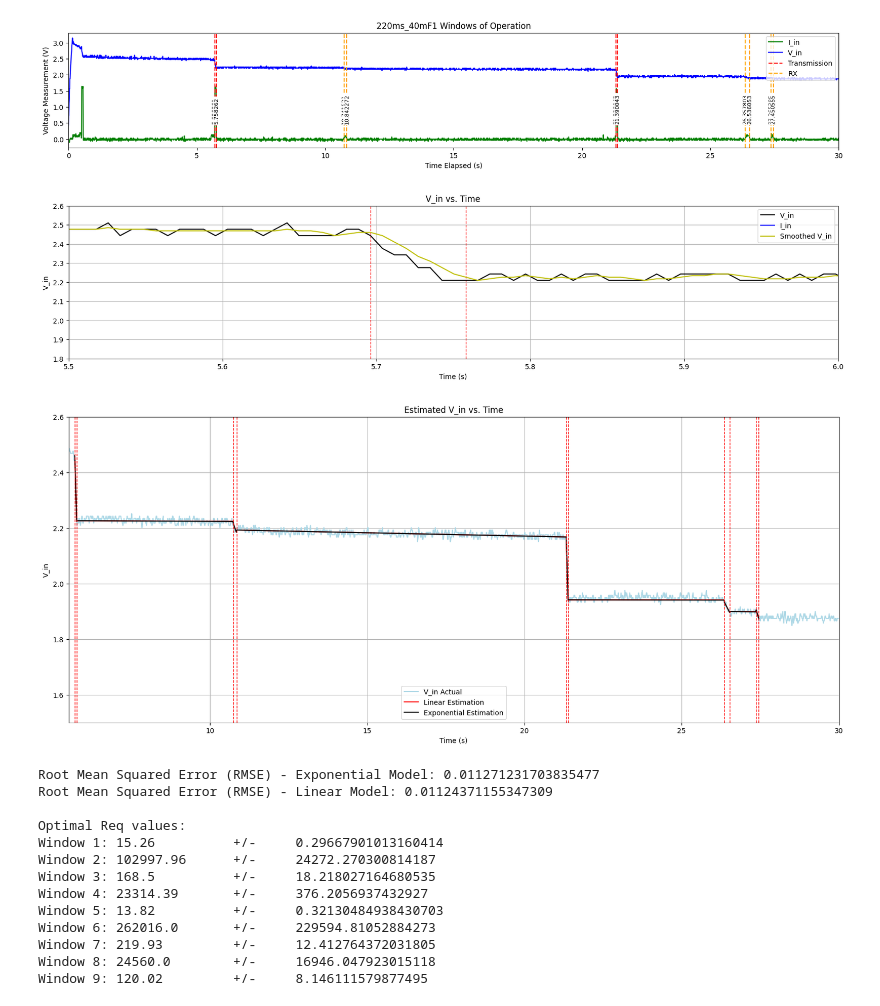
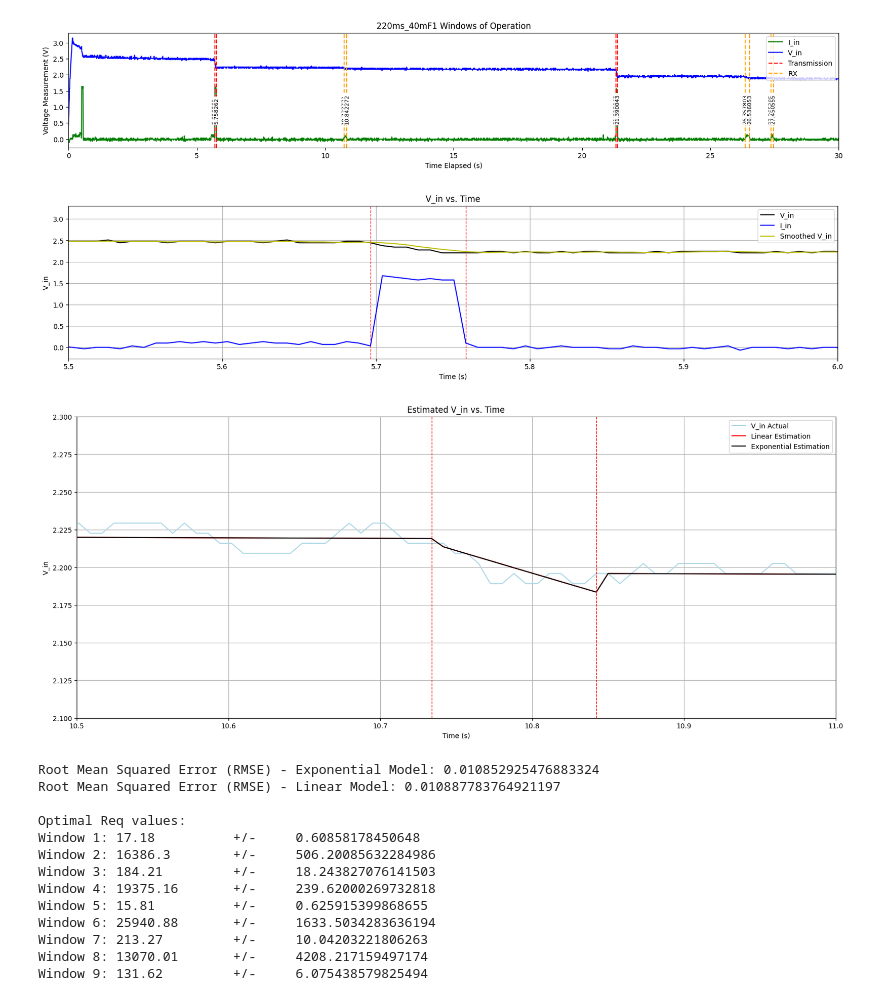
Before and after one commit to caspar/LoRa-Batteryless, a Jupyter notebook: 4-5 _ Cap_After_Vreg/viz.ipynb, the cells around one changed output. Cells and saved outputs as stored; diff of their text form; code cells hidden in the pictures.

```diff
--- a/4-5 _ Cap_After_Vreg/viz.ipynb
+++ b/4-5 _ Cap_After_Vreg/viz.ipynb
@@ -197,7 +227,7 @@ R_shunt = 1.071
 initial_voltage = 0
 
 extend = 1
-window_size = 4
+window_size = 5
 
 file = '{}ms_{}mF1'.format(ms, int(C*1000))
 transmission_windows, rx_windows = get_bounds(file, extend)
@@ -206,35 +236,35 @@ V_in = scope_data['V_in']
 seconds = scope_data['second']
 
 # Get ranges of each RX and TX window
 window_indices = []
 for start, end in transmission_windows + rx_windows:
     window_indices.extend([start, end])
 window_indices.sort()
 
 # Smooth the data (if you want, put window_size > 1)
 def moving_average(data, window_size):
     return np.convolve(data, np.ones(window_size)/window_size, mode='valid')
 
 smoothed_V_in = moving_average(V_in, window_size=window_size)
 adjusted_seconds = seconds[window_size-1:]
 
 # Plot smoothed_V_in vs adjusted_seconds
 plt.figure(figsize=(20, 4))
 for index in window_indices:
     plt.axvline(x=seconds[index], color='r', linestyle='--', linewidth=1)
 plt.plot(seconds, V_in, color='black', label="V_in")
 plt.plot(seconds, scope_data['I_in'], color='b', label="I_in")
 plt.plot(adjusted_seconds, smoothed_V_in, color='y', label="Smoothed V_in")
 plt.title('V_in vs. Time')
 plt.xlabel('Time (s)')
 plt.ylabel('V_in')
 plt.xlim(5.5, 6.0)
-plt.ylim(1.8, 2.6)
+# plt.ylim(1.8, 2.6)
 plt.grid(True)
 plt.legend()
 plt.show()
 # %% [output]
-[figure, old version]
+[figure, new version]
 # %%
 #################################################
 #                                               #
@@ -281,8 +311,8 @@ for i in range(0, len(window_indices) - 1):
         times.extend(t[1:] + adjusted_seconds.iloc[start])
 
         # Comment out the following 2 lines if you don't want to average between start/end of consecutive pieces
-        estimations_exp[-1] = (estimations_exp[-1] + guess_exp[0])/2
-        estimations_lin[-1] = (estimations_lin[-1] + guess_lin[0])/2
+        # estimations_exp[-1] = (estimations_exp[-1] + guess_exp[0])/2
+        # estimations_lin[-1] = (estimations_lin[-1] + guess_lin[0])/2
 
         estimations_exp.extend(guess_exp[1:])
         estimations_lin.extend(guess_lin[1:])
@@ -303,10 +333,10 @@ for i in range(0, len(window_indices) - 1):
 plt.plot(adjusted_seconds, smoothed_V_in, color='lightblue', label="V_in Actual")
 plt.plot(times, estimations_lin, color='red', label="Linear Estimation", zorder=2, linestyle='-')
 plt.plot(times, estimations_exp, color='black', label="Exponential Estimation", zorder=2, linestyle='-')
-plt.xlim(5.5, 30)
-plt.ylim(1.5, 2.6)
-# plt.xlim(10.5, 11)
-# plt.ylim(2.1, 2.3)
+# plt.xlim(5.5, 30)
+# plt.ylim(1.5, 2.6)
+plt.xlim(10.5, 11)
+plt.ylim(2.1, 2.3)
 plt.xlabel('Time (s)')
 plt.ylabel('V_in')
 plt.title('Estimated V_in vs. Time')
@@ -330,20 +360,20 @@ print("\nOptimal Req values:")
 for i, (Req, Runcertainty) in enumerate(zip(optimal_Req, optimal_Req_uncertainties), start=1):
     print(f"Window {i}: {round(Req, 2)} \t +/- \t {Runcertainty}")
 # %% [output]
-[figure, old version]
+[figure, new version]
-Root Mean Squared Error (RMSE) - Exponential Model: 0.011271231703835477
-Root Mean Squared Error (RMSE) - Linear Model: 0.01124371155347309
+Root Mean Squared Error (RMSE) - Exponential Model: 0.010852925476883324
+Root Mean Squared Error (RMSE) - Linear Model: 0.010887783764921197
 
 Optimal Req values:
-Window 1: 15.26          +/-     0.29667901013160414
-Window 2: 102997.96      +/-     24272.270300814187
-Window 3: 168.5          +/-     18.218027164680535
-Window 4: 23314.39       +/-     376.2056937432927
-Window 5: 13.82          +/-     0.32130484938430703
-Window 6: 262016.0       +/-     229594.81052884273
-Window 7: 219.93         +/-     12.412764372031805
-Window 8: 24560.0        +/-     16946.047923015118
-Window 9: 120.02         +/-     8.146111579877495
+Window 1: 17.18          +/-     0.60858178450648
+Window 2: 16386.3        +/-     506.20085632284986
+Window 3: 184.21         +/-     18.243827076141503
+Window 4: 19375.16       +/-     239.62000269732818
+Window 5: 15.81          +/-     0.625915399868655
+Window 6: 25940.88       +/-     1633.5034283636194
+Window 7: 213.27         +/-     10.04203221806263
+Window 8: 13070.01       +/-     4208.217159497174
+Window 9: 131.62         +/-     6.075438579825494
 # %%
 #################################################
 #                                               #
```
Also changed, not shown: parts of 4 cells of this notebook.
